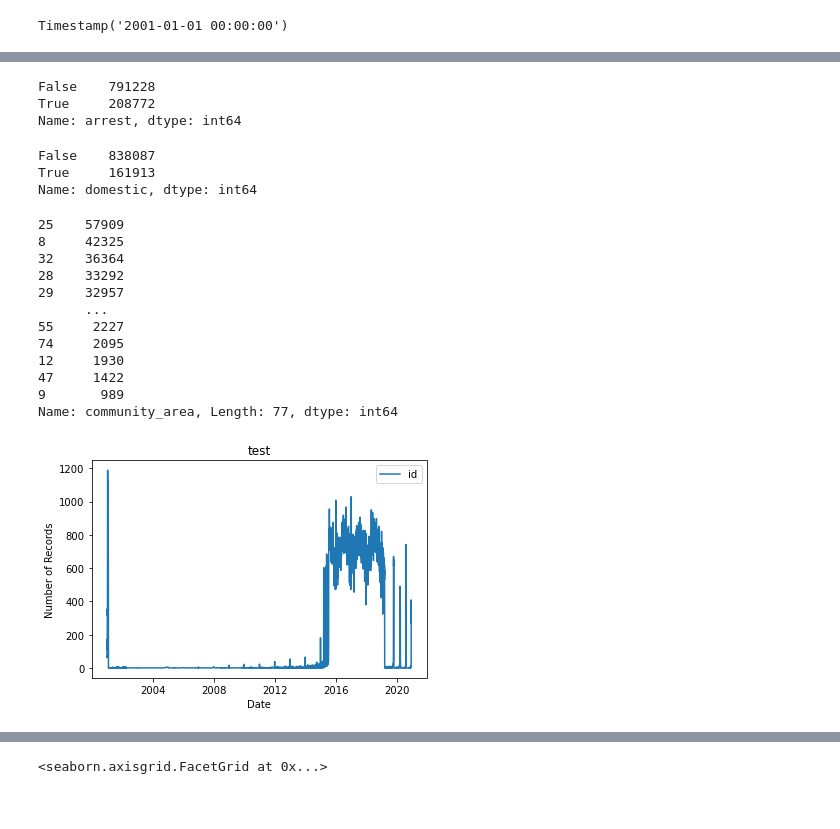
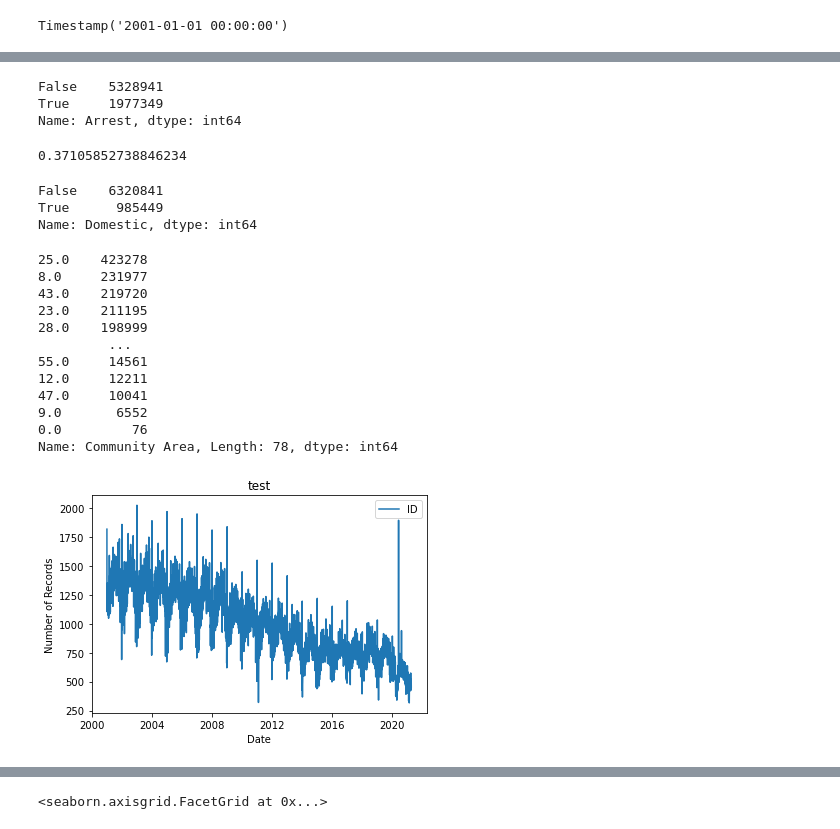
Before and after one commit to colevfrank/254_ML_IL_Crime, a Jupyter notebook: chicago_data_portal_pull_and_EDA.ipynb, the cells around one changed output, grey strips where cells are left out. Drawn from its saved outputs; the diff is of its cells as text; code cells hidden in the pictures.

Commit message:
updates to chicago crimes eda

```diff
--- a/chicago_data_portal_pull_and_EDA.ipynb
+++ b/chicago_data_portal_pull_and_EDA.ipynb
@@ -177,6 +177,11 @@ print(api_resp.data_df.tail())
 crime_df = api_resp.data_df
 # %% [output]
  ##### making api request and create table for Chicago Crime ####
+# %%
+#API call isn't working for full data set (not enough app memory on my laptop)
+#So reading in from csv instead
+crime_df_path = 'data/Crimes_-_2001_to_Present.csv'
+crime_df = pd.read_csv(crime_df_path)
 # %%
 crime_df.shape
 # %% [output]
@@ -199,9 +207,9 @@ Index(['id', 'case_number', 'date', 'iucr', 'primary_type', 'description',
       dtype='object')
 # %%
-crime_df['date'] = pd.to_datetime(crime_df['date'])
+crime_df['Date'] = pd.to_datetime(crime_df['Date'], format = '%m/%d/%Y %I:%M:%S %p') #specify datetime form here
 # %%
 #extract just the date (not time of day)
-crime_df['day_date'] = crime_df['date'].dt.date
+crime_df['day_date'] = crime_df['Date'].dt.date
 # %%
 crime_df.dtypes
 # %% [output]
@@ -290,32 +298,34 @@ Name: iucr, Length: 361, dtype: int64
 # %%
-crime_df['arrest'].value_counts()
+print(crime_df['Arrest'].value_counts())
+crime_df['Arrest'].value_counts()[1] / crime_df['Arrest'].value_counts()[0]
 # %% [output]
-False    791228
-True     208772
-Name: arrest, dtype: int64
+False    5328941
+True     1977349
+Name: Arrest, dtype: int64
+0.37105852738846234
 # %%
-crime_df['domestic'].value_counts()
+crime_df['Domestic'].value_counts()
 # %% [output]
-False    838087
-True     161913
-Name: domestic, dtype: int64
+False    6320841
+True      985449
+Name: Domestic, dtype: int64
 # %%
-crime_df['community_area'].value_counts()
+crime_df['Community Area'].value_counts()
 # %% [output]
-25    57909
-8     42325
-32    36364
-28    33292
-29    32957
-      ...
-55     2227
-74     2095
-12     1930
-47     1422
-9       989
-Name: community_area, Length: 77, dtype: int64
+25.0    423278
+8.0     231977
+43.0    219720
+23.0    211195
+28.0    198999
+         ...
+55.0     14561
+12.0     12211
+47.0     10041
+9.0       6552
+0.0         76
+Name: Community Area, Length: 78, dtype: int64
 # %%
-basic_plot(crime_df.groupby('day_date')['id'].count(), 'Date', 'Number of Records', 'test')
+basic_plot(crime_df.groupby('day_date')['ID'].count(), 'Date', 'Number of Records', 'test')
 # %% [output]
-[figure, old version]
+[figure, new version]
 # %%
```
Also changed, not shown: parts of 13 cells of this notebook.
